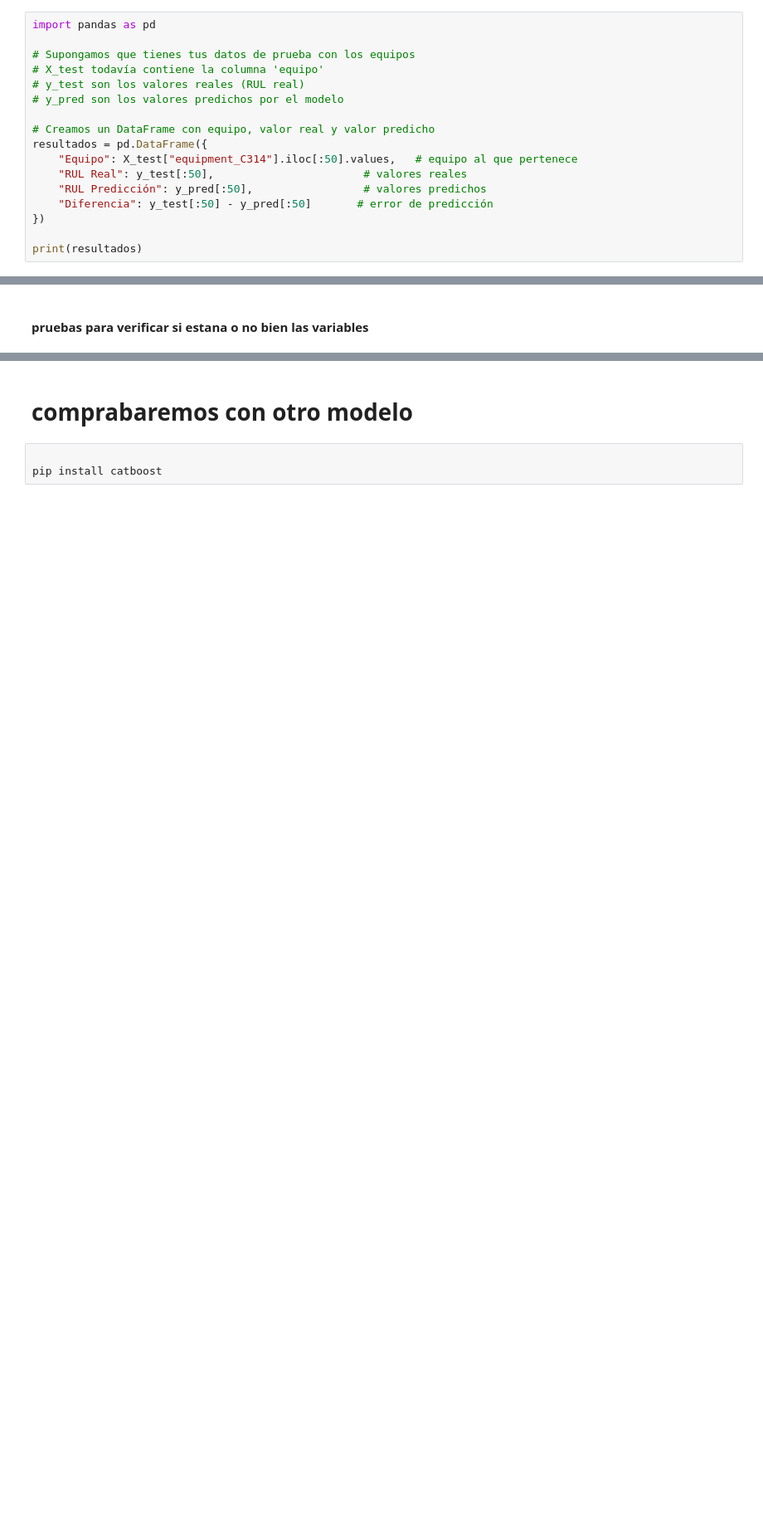
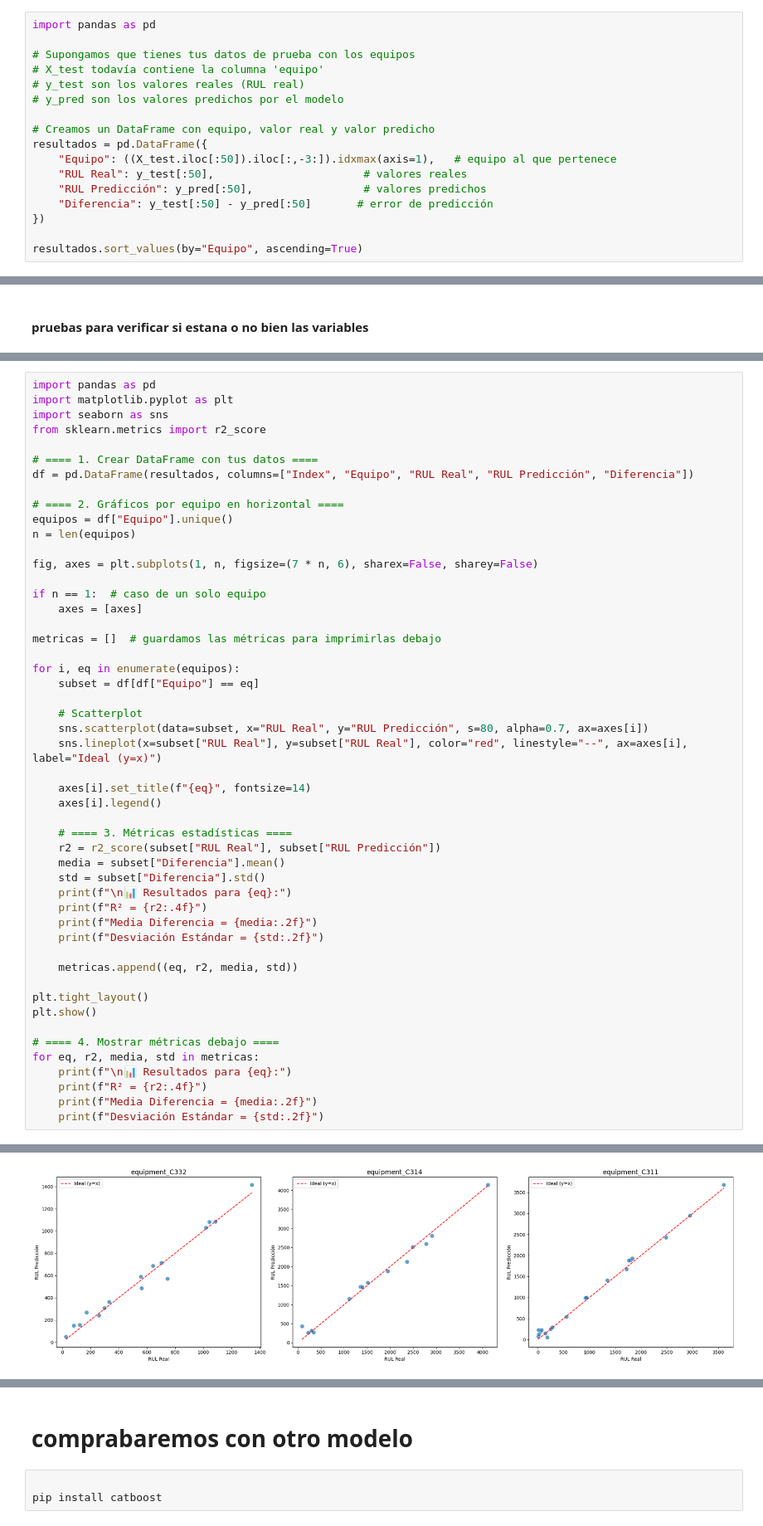
Before and after one commit to ETorresSacha/Prediccion-RULL, a Jupyter notebook: analisis_datos_reto.ipynb, the cells around one changed output, grey strips where cells are left out. Shown at 83% size. Saved outputs shown, nothing was run; the diff lists cells and outputs as text; blank space fills up the shorter version.

```diff
--- a/analisis_datos_reto.ipynb
+++ b/analisis_datos_reto.ipynb
@@ -366,11 +382,11 @@ import pandas as pd
 
 # Creamos un DataFrame con equipo, valor real y valor predicho
 resultados = pd.DataFrame({
-    "Equipo": X_test["equipment_C314"].iloc[:50].values,   # equipo al que pertenece
+    "Equipo": ((X_test.iloc[:50]).iloc[:,-3:]).idxmax(axis=1),   # equipo al que pertenece
     "RUL Real": y_test[:50],                       # valores reales
     "RUL Predicción": y_pred[:50],                 # valores predichos
     "Diferencia": y_test[:50] - y_pred[:50]       # error de predicción
 })
 
-print(resultados)
+resultados.sort_values(by="Equipo", ascending=True)
 # %% [output]
@@ -405,0 +412,51 @@ print(resultados)
+# %%
+import pandas as pd
+import matplotlib.pyplot as plt
+import seaborn as sns
+from sklearn.metrics import r2_score
+
+# ==== 1. Crear DataFrame con tus datos ====
+df = pd.DataFrame(resultados, columns=["Index", "Equipo", "RUL Real", "RUL Predicción", "Diferencia"])
+
+# ==== 2. Gráficos por equipo en horizontal ====
+equipos = df["Equipo"].unique()
+n = len(equipos)
+
+fig, axes = plt.subplots(1, n, figsize=(7 * n, 6), sharex=False, sharey=False)
+
+if n == 1:  # caso de un solo equipo
+    axes = [axes]
+
+metricas = []  # guardamos las métricas para imprimirlas debajo
+
+for i, eq in enumerate(equipos):
+    subset = df[df["Equipo"] == eq]
+
+    # Scatterplot
+    sns.scatterplot(data=subset, x="RUL Real", y="RUL Predicción", s=80, alpha=0.7, ax=axes[i])
+    sns.lineplot(x=subset["RUL Real"], y=subset["RUL Real"], color="red", linestyle="--", ax=axes[i], label="Ideal (y=x)")
+
+    axes[i].set_title(f"{eq}", fontsize=14)
+    axes[i].legend()
+
+    # ==== 3. Métricas estadísticas ====
+    r2 = r2_score(subset["RUL Real"], subset["RUL Predicción"])
+    media = subset["Diferencia"].mean()
+    std = subset["Diferencia"].std()
+    print(f"\n📊 Resultados para {eq}:")
+    print(f"R² = {r2:.4f}")
+    print(f"Media Diferencia = {media:.2f}")
+    print(f"Desviación Estándar = {std:.2f}")
+
+    metricas.append((eq, r2, media, std))
+
+plt.tight_layout()
+plt.show()
+
+# ==== 4. Mostrar métricas debajo ====
+for eq, r2, media, std in metricas:
+    print(f"\n📊 Resultados para {eq}:")
+    print(f"R² = {r2:.4f}")
+    print(f"Media Diferencia = {media:.2f}")
+    print(f"Desviación Estándar = {std:.2f}")
+# %% [output]
@@ -405,0 +477 @@ print(resultados)
+[figure, added]
```
Also changed, not shown: parts of 13 cells of this notebook.
